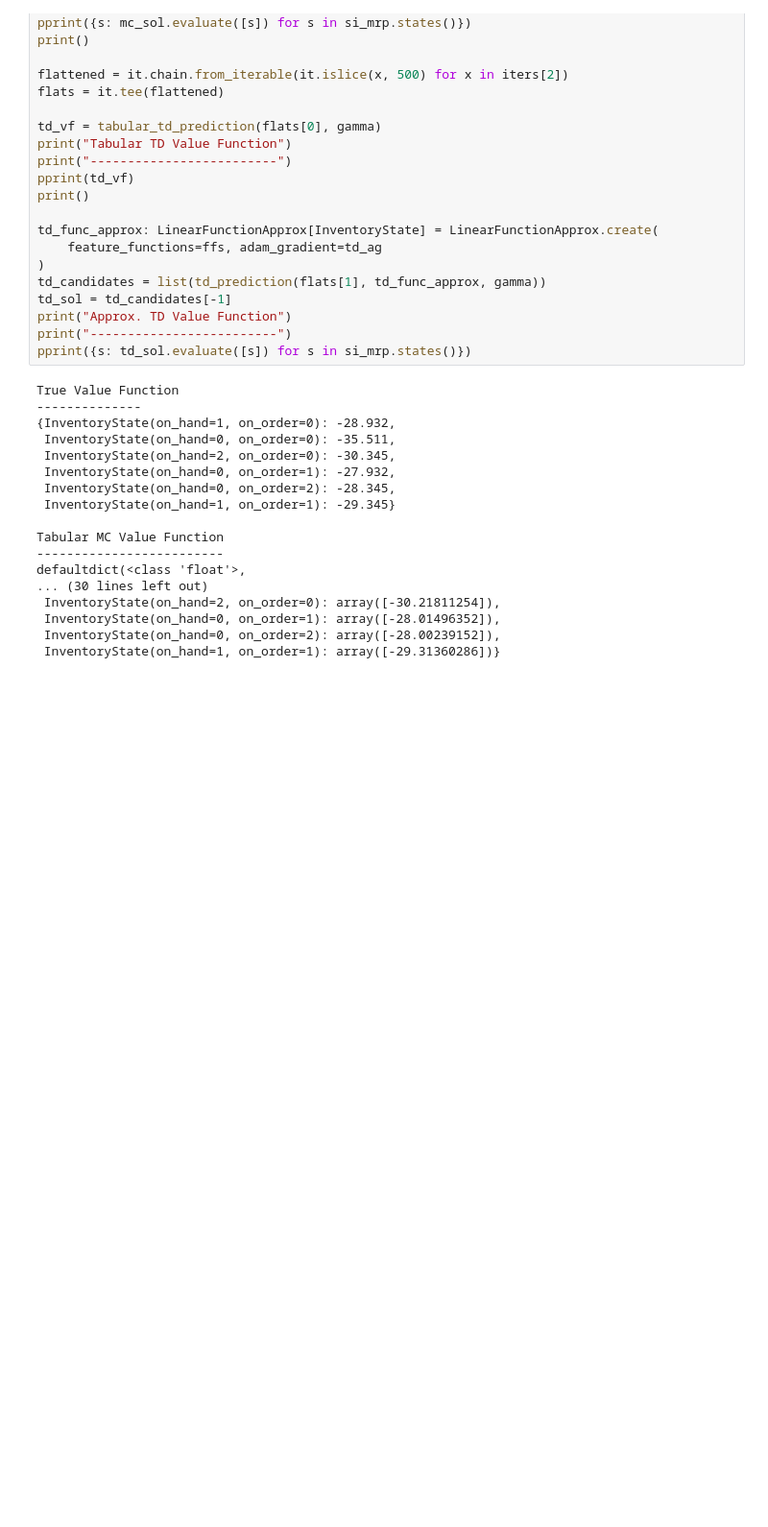
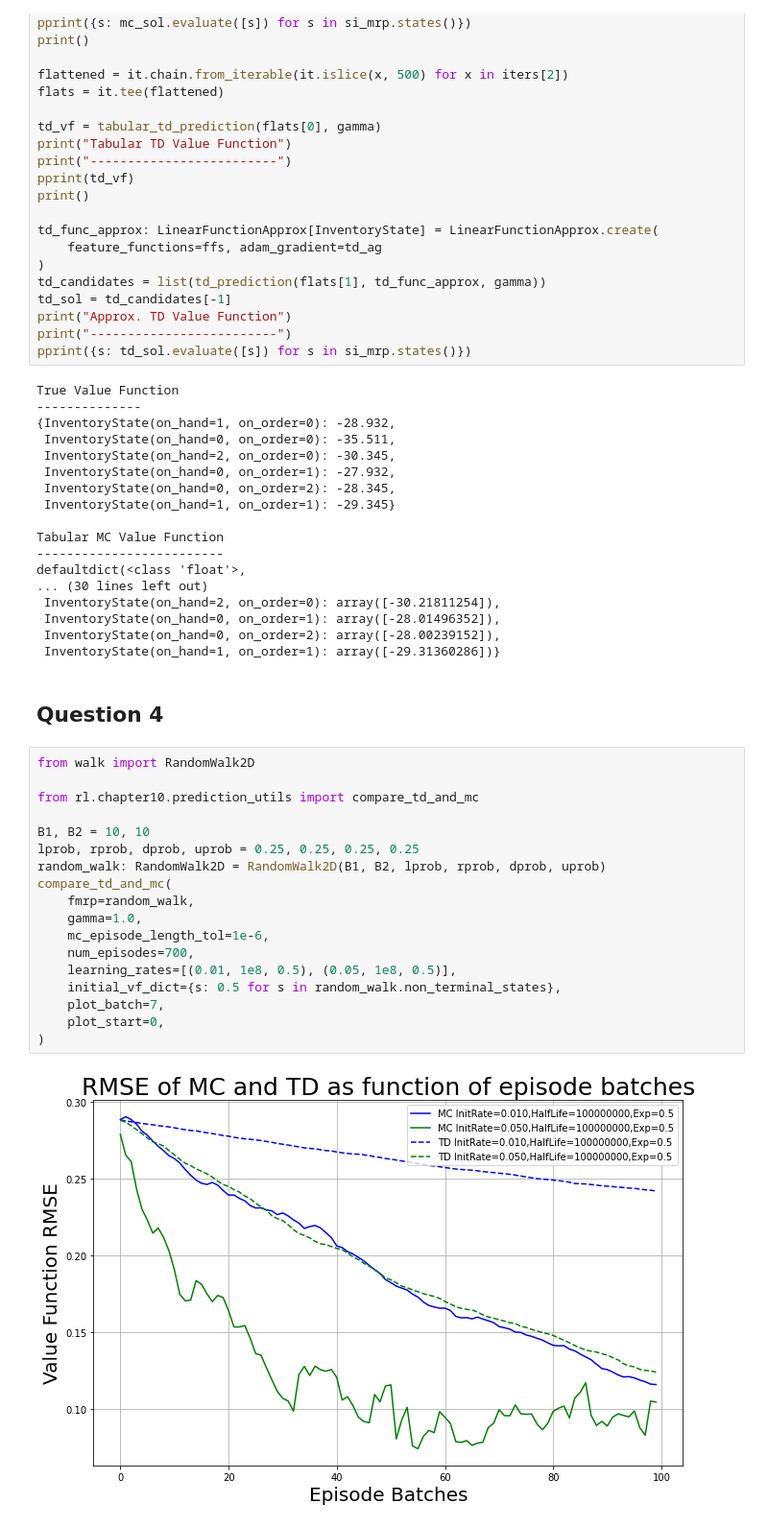
Before and after one commit to matteosantama/RL-book, a Jupyter notebook: assignment11/solutions.ipynb, the cells around one changed output. Shown at 96% size. Saved outputs shown, nothing was run; the diff lists cells and outputs as text; blank space fills up the shorter version.

```diff
--- a/assignment11/solutions.ipynb
+++ b/assignment11/solutions.ipynb
@@ -188,3 +188,25 @@ defaultdict(<class 'float'>,
  InventoryState(on_hand=0, on_order=1): array([-28.01496352]),
  InventoryState(on_hand=0, on_order=2): array([-28.00239152]),
  InventoryState(on_hand=1, on_order=1): array([-29.31360286])}
+# %% [markdown]
+## Question 4
+# %%
+from walk import RandomWalk2D
+
+from rl.chapter10.prediction_utils import compare_td_and_mc
+
+B1, B2 = 10, 10
+lprob, rprob, dprob, uprob = 0.25, 0.25, 0.25, 0.25
+random_walk: RandomWalk2D = RandomWalk2D(B1, B2, lprob, rprob, dprob, uprob)
+compare_td_and_mc(
+    fmrp=random_walk,
+    gamma=1.0,
+    mc_episode_length_tol=1e-6,
+    num_episodes=700,
+    learning_rates=[(0.01, 1e8, 0.5), (0.05, 1e8, 0.5)],
+    initial_vf_dict={s: 0.5 for s in random_walk.non_terminal_states},
+    plot_batch=7,
+    plot_start=0,
+)
+# %% [output]
+[figure, added]
```
Also changed, not shown: 5 other files.
